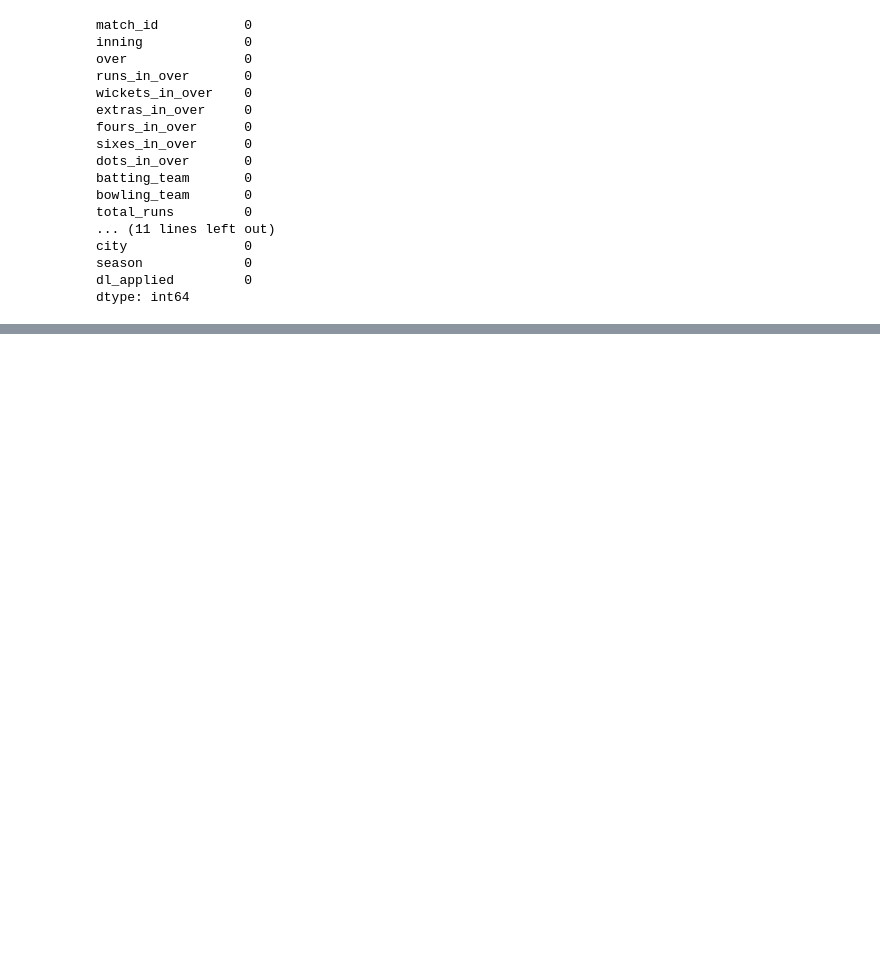
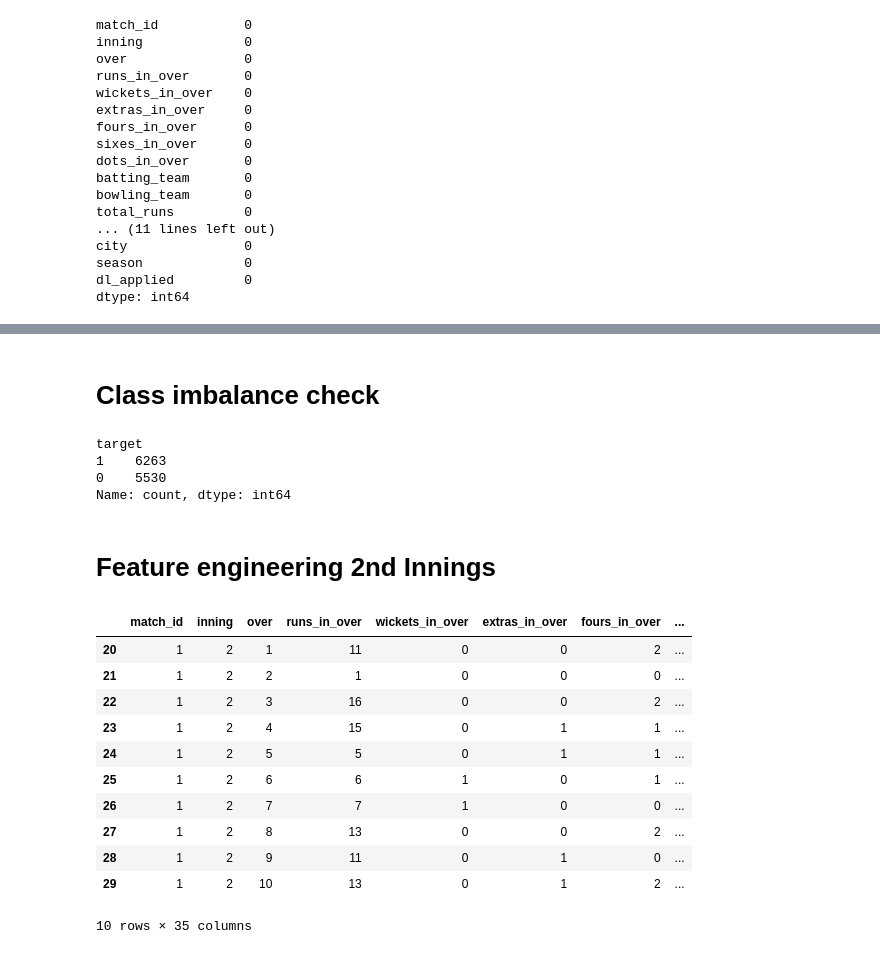
Before and after one commit to Jana1805/ML-Assignment, a Jupyter notebook: notebooks/RandomForest.ipynb, the cells around one changed output, grey strips where cells are left out. Drawn from its saved outputs; the diff is of its cells as text; code cells hidden in the pictures; blank space fills up the shorter version.

```diff
--- a/notebooks/RandomForest.ipynb
+++ b/notebooks/RandomForest.ipynb
@@ -318,0 +359,68 @@ dtype: int64
+# %% [markdown]
+# Class imbalance check
+# %%
+print(df['target'].value_counts())
+# %% [output]
+target
+1    6263
+0    5530
+Name: count, dtype: int64
+# %% [markdown]
+# Feature engineering 2nd Innings
+# %%
+# Runs needed (based on 1st innings total)
+df['runs_needed'] = df['inning1_total'] + 1 - df['total_runs']
+
+# Balls left (assuming T20: 20 overs = 120 balls)
+df['balls_left'] = (20 * 6) - (df['over'] * 6)
+
+# Wickets remaining
+df['wickets_remaining'] = 10 - df['total_wickets']
+
+# Current run rate
+df['current_run_rate'] = df['total_runs'] / (df['over'] + 1)
+
+# Required run rate
+df['required_run_rate'] = np.where(
+    df['balls_left'] > 0,
+    df['runs_needed'] / (df['balls_left'] / 6),
+    0
+)
+
+# Run rate difference
+df['rr_diff'] = df['current_run_rate'] - df['required_run_rate']
+
+# Match phase (optional but useful)
+df['phase'] = pd.cut(
+    df['over'],
+    bins=[0, 6, 15, 20],
+    labels=[0, 1, 2]
+).astype(int)
+
+# Final feature set
+features = [
+    'runs_needed',
+    'balls_left',
+    'wickets_remaining',
+    'current_run_rate',
+    'required_run_rate',
+    'rr_diff',
+    'phase'
+]
+
+X = df[features]
+# %%
+df.head(10)
+# %% [output]
+|  | match_id | inning | over | runs_in_over | wickets_in_over | extras_in_over | fours_in_over | ... |
+| 20 | 1 | 2 | 1 | 11 | 0 | 0 | 2 | ... |
+| 21 | 1 | 2 | 2 | 1 | 0 | 0 | 0 | ... |
+| 22 | 1 | 2 | 3 | 16 | 0 | 0 | 2 | ... |
+| 23 | 1 | 2 | 4 | 15 | 0 | 1 | 1 | ... |
+| 24 | 1 | 2 | 5 | 5 | 0 | 1 | 1 | ... |
+| 25 | 1 | 2 | 6 | 6 | 1 | 0 | 1 | ... |
+| 26 | 1 | 2 | 7 | 7 | 1 | 0 | 0 | ... |
+| 27 | 1 | 2 | 8 | 13 | 0 | 0 | 2 | ... |
+| 28 | 1 | 2 | 9 | 11 | 0 | 1 | 0 | ... |
+| 29 | 1 | 2 | 10 | 13 | 0 | 1 | 2 | ... |
+10 rows × 35 columns
```
Also changed, not shown: parts of 6 cells of this notebook.
